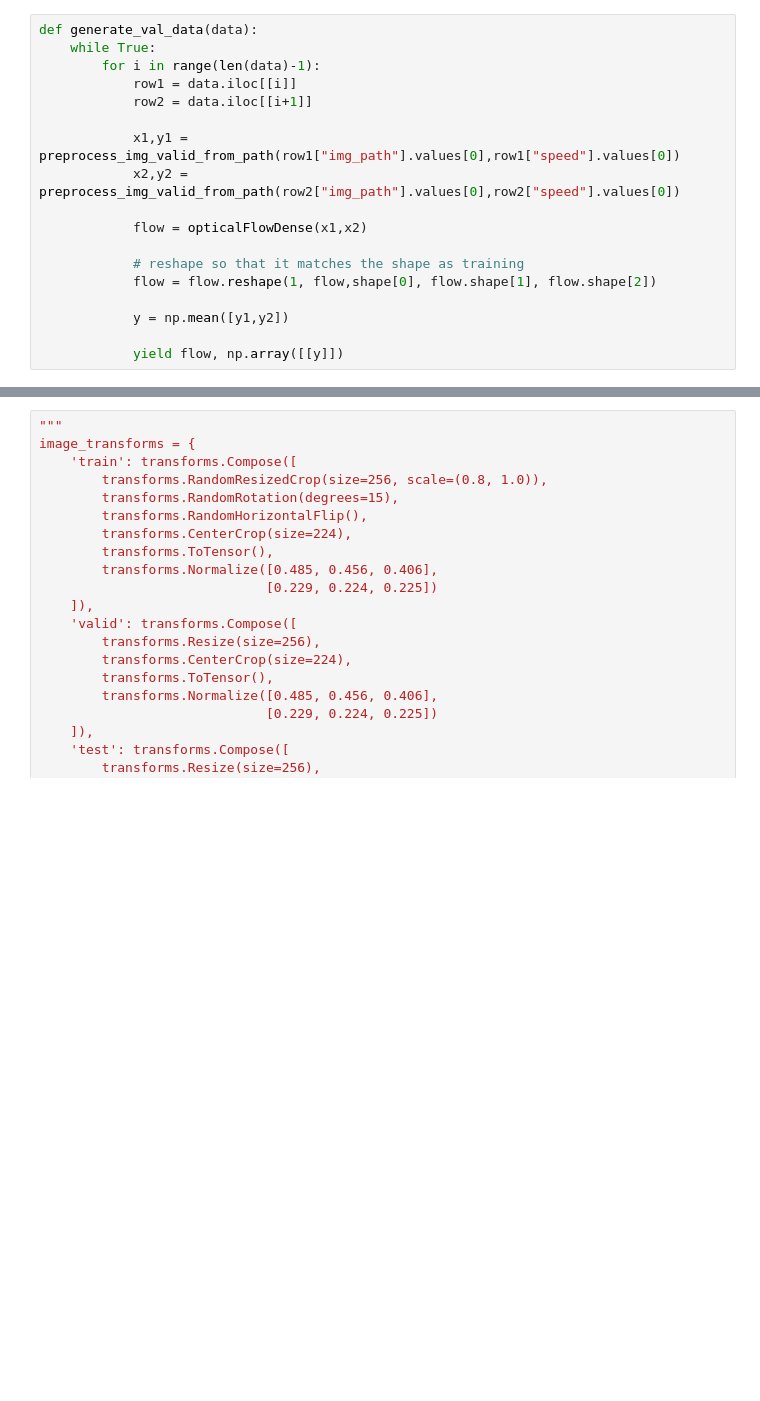
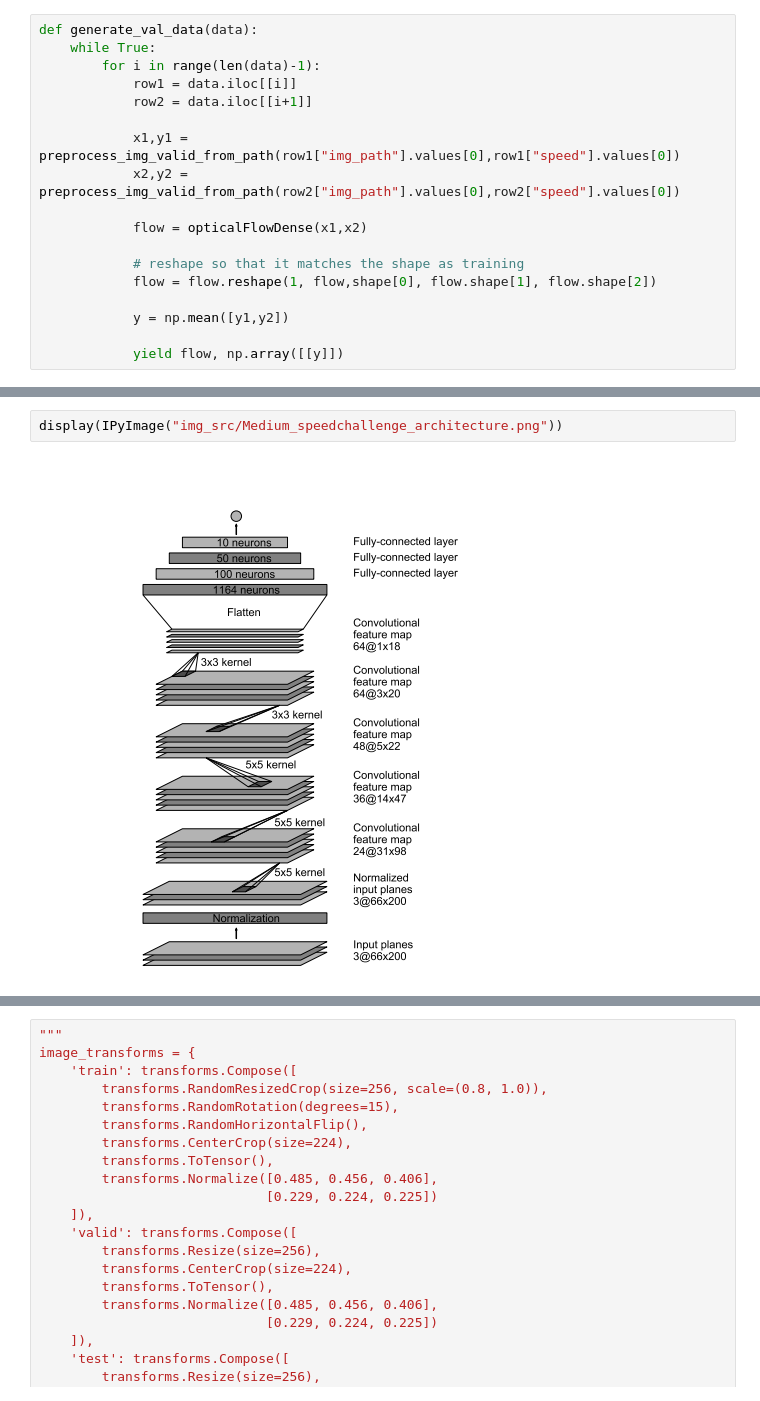
Before and after one commit to yahoyoungho/SpeedChallenge_CommaAI, a Jupyter notebook: pytorch_model.ipynb, the cells around one changed output, grey strips where cells are left out. Drawn from its saved outputs; the diff is of its cells as text; blank space fills up the shorter version.

```diff
--- a/pytorch_model.ipynb
+++ b/pytorch_model.ipynb
@@ -475,0 +452,4 @@ array([[[12,  2, 69, ..., 52, 64, 35],
+# %%
+display(IPyImage("img_src/Medium_speedchallenge_architecture.png"))
+# %% [output]
+[figure, added]
```
Also changed, not shown: parts of 16 cells of this notebook, 2 other files.
